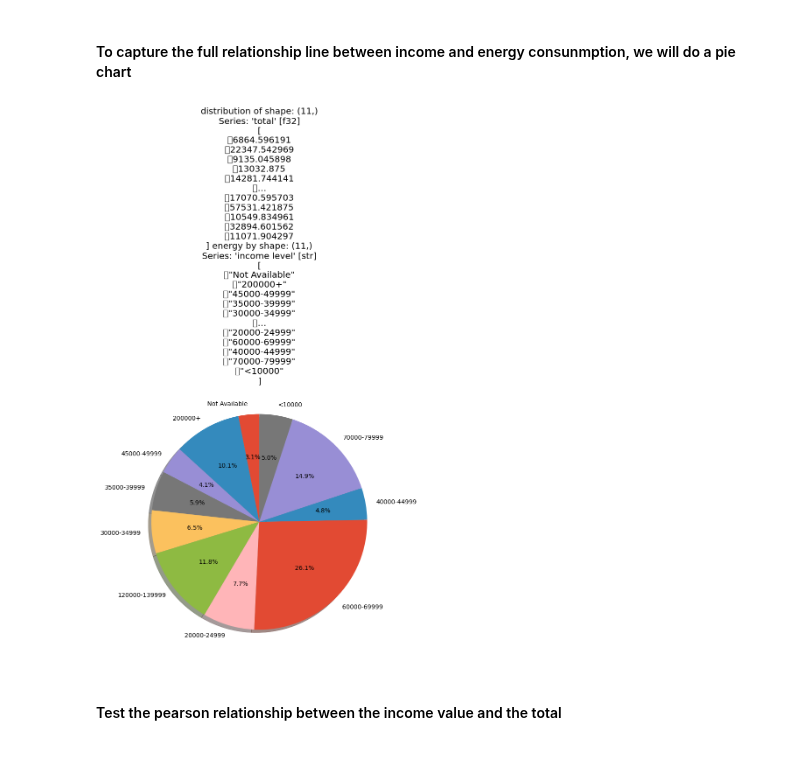
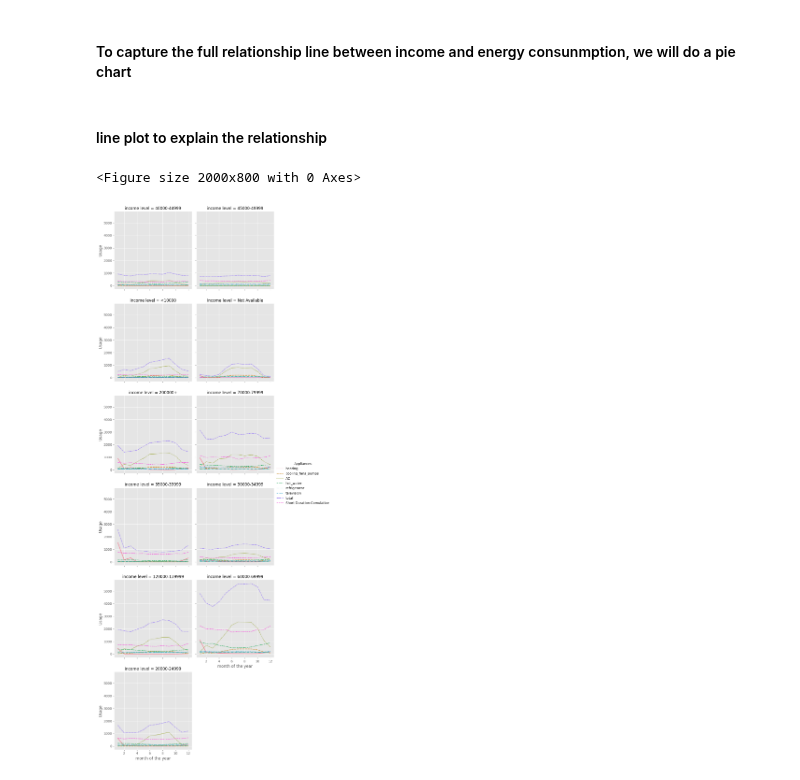
Before and after one commit to 1nuc/load-profile-decomposition, a Jupyter notebook: src/Customer_analysis/run.ipynb, the cells around one changed output. Cells and saved outputs as stored; diff of their text form; code cells hidden in the pictures.

```diff
--- a/src/Customer_analysis/run.ipynb
+++ b/src/Customer_analysis/run.ipynb
@@ -590,7 +585,7 @@ vis._barplot_seaborn(bar_building100082, 'Usage', 'Device')
 #### Sub Hypothesis 1: Income level impact the distribution of energy consumption pattern
 # %%
 income_df=Appliances.select(*LONG_DURATION, *SHORT_DURATION, 'Short Duration Comulative','bldg_id',
-                  pl.col('in.income').alias('income level'), pl.col('in.representative_income').alias('income value'))
+                  pl.col('in.income').alias('income level'), pl.col('in.representative_income').alias('income value'),'month of the year')
 # %% [markdown]
 #### First lets see the income value and level between different buildings
 # %%
@@ -616,9 +609,16 @@ vis._barplot_seaborn(da, 'Usage', 'Appliances', 'income level')
 #### To capture the full relationship line between income and energy consunmption, we will do a pie chart
 # %%
 da=vis_income.group_by('income level').agg(cs.float().sum())
-plt.title('distribution of t')
 vis.pie(da, da['total'], da['income level'])
-# %% [output]
-[figure, removed]
 # %% [markdown]
-#### Test the pearson relationship between the income value and the total
+#### line plot to explain the relationship
+# %%
+da=income_df.group_by('month of the year','income level').agg(
+    cs.float().sum()).select(pl.col(*LONG_DURATION).name.replace('^out.electricity.|.energy_consumption..kwh$','')
+                             , 'Short Duration Comulative',
+                                'month of the year','income level').unpivot(
+    cs.float(), index=['month of the year','income level'], variable_name='Appliances', value_name='Usage')
+vis.replot_zone(da, 'month of the year','Usage','Appliances', 'income level')
+# %% [output]
+<Figure size 2000x800 with 0 Axes>
+[figure, added]
```
Also changed, not shown: parts of 2 cells of this notebook, 1 other file.
